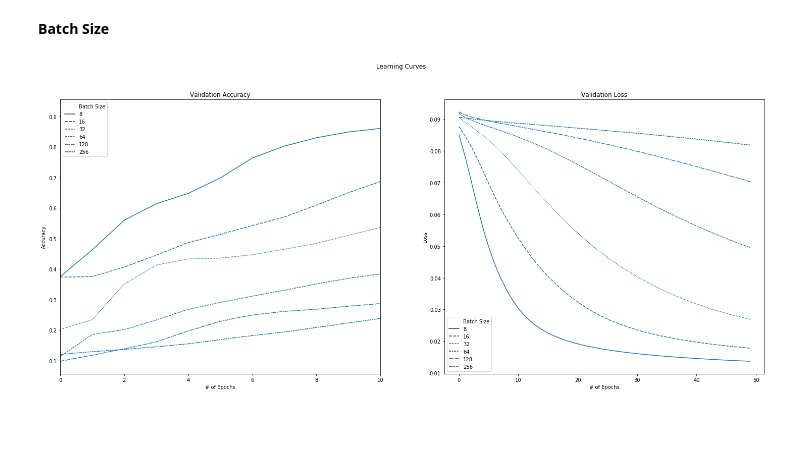
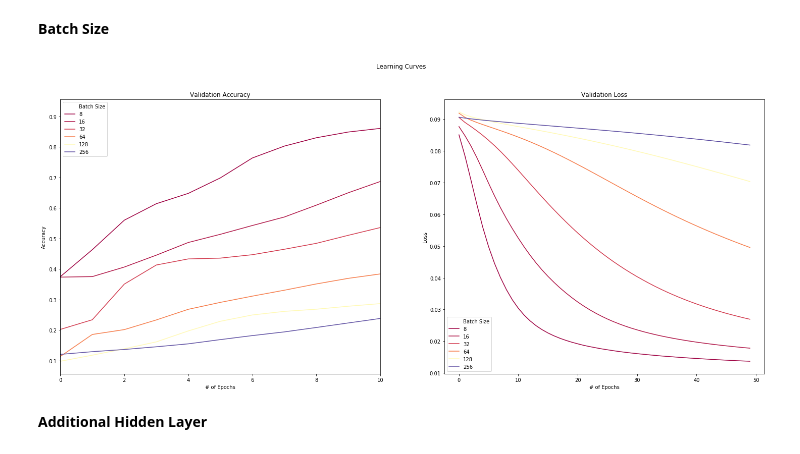
Before and after one commit to amypeniston/data-science-toolbox, a Jupyter notebook: key-concepts-examples/MNIST_Shallow_NN.ipynb, the cells around one changed output. Cells and saved outputs as stored; diff of their text form; code cells hidden in the pictures; blank space fills up the shorter version.

```diff
--- a/key-concepts-examples/MNIST_Shallow_NN.ipynb
+++ b/key-concepts-examples/MNIST_Shallow_NN.ipynb
@@ -198,21 +194,29 @@ loss_melt["Batch Size"] = loss_melt["Batch Size"].astype(object)
 # %%
 #accuracy.to_csv("working/mnist-shallow-net-batch-size-accuracy.csv", index=False)
 #loss.to_csv("working/mnist-shallow-net-batch-size-loss.csv", index=False)
+
+accuracy = pd.read_csv("working/mnist-shallow-net-batch-size-accuracy.csv")
+loss = pd.read_csv("working/mnist-shallow-net-batch-size-loss.csv")
+
+accuracy_melt = accuracy.melt(value_name="Accuracy", var_name="Batch Size", id_vars=["Epoch"])
+loss_melt = loss.melt(value_name="Loss", var_name="Batch Size", id_vars=["Epoch"])
 # %%
 fig, ax = plt.subplots(1, 2, figsize=(25, 10))
 
-sns.lineplot(x="Epoch", y="Accuracy", style="Batch Size", data=accuracy_melt, ax=ax[0])
-sns.lineplot(x="Epoch", y="Loss", style="Batch Size", data=loss_melt, ax=ax[1])
+sns.lineplot(x="Epoch", y="Accuracy", hue="Batch Size", data=accuracy_melt, ax=ax[0], palette="Spectral", legend="full")
+sns.lineplot(x="Epoch", y="Loss", hue="Batch Size", data=loss_melt, ax=ax[1], palette="Spectral", legend="full")
 
 ax[0].set_title("Validation Accuracy")
 ax[1].set_title("Validation Loss")
 
 ax[0].set_xlabel("# of Epochs")
 ax[1].set_xlabel("# of Epochs")
 
 ax[0].set_xlim([0,10])
 
 plt.suptitle("Learning Curves")
 plt.show()
 # %% [output]
-[figure, old version]
+[figure, new version]
+# %% [markdown]
+**Additional Hidden Layer**
```
Also changed, not shown: parts of 18 cells of this notebook.
